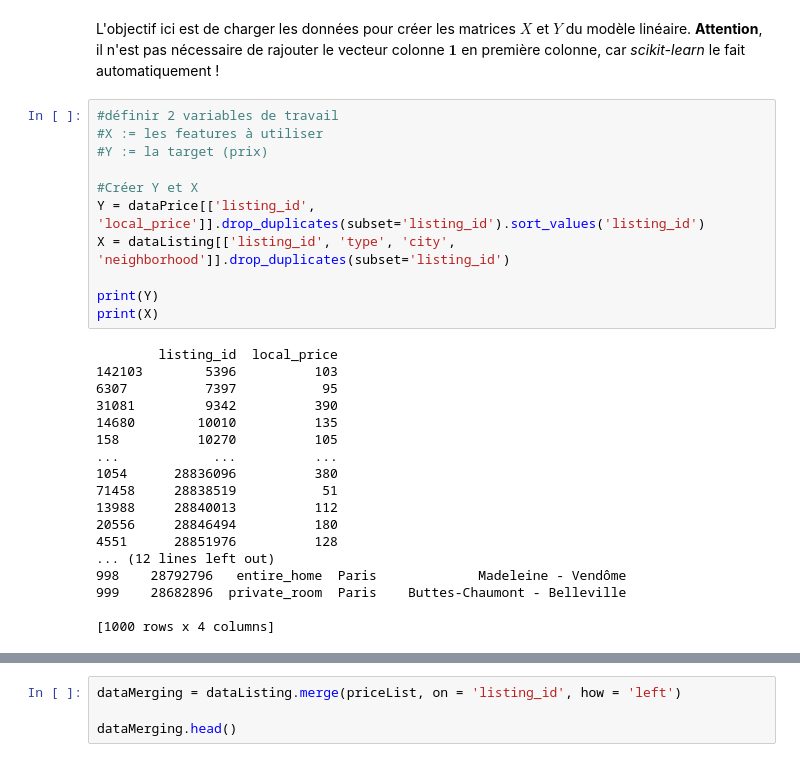
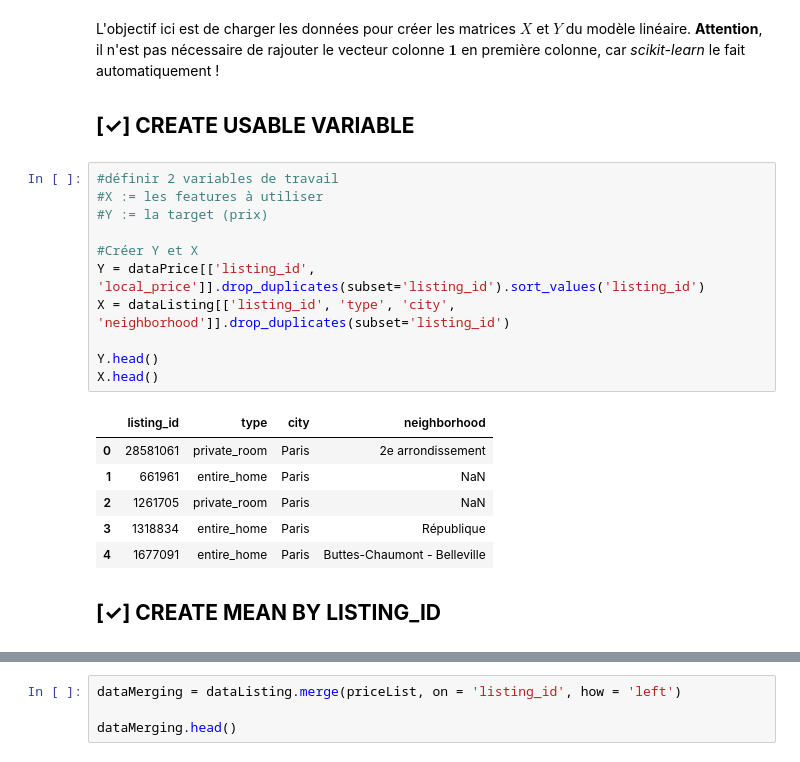
Before and after one commit to Hy-gon/Python_Hitema, a Jupyter notebook: MachineLearning/Modele_Lineaire_exo.ipynb, the cells around one changed output, grey strips where cells are left out. Saved outputs shown, nothing was run; the diff lists cells and outputs as text.

```diff
--- a/MachineLearning/Modele_Lineaire_exo.ipynb
+++ b/MachineLearning/Modele_Lineaire_exo.ipynb
@@ -187,35 +201,28 @@ dtype: bool
 ## Données d'entrée
 # %% [markdown]
 L'objectif ici est de charger les données pour créer les matrices $X$ et $Y$ du modèle linéaire. **Attention**, il n'est pas nécessaire de rajouter le vecteur colonne $\mathbf{1}$ en première colonne, car *scikit-learn* le fait automatiquement !
+# %% [markdown]
+<strong><p style="font-size: 150%"> [✓] CREATE USABLE VARIABLE
 # %%
 #définir 2 variables de travail
 #X := les features à utiliser
 #Y := la target (prix)
 
 #Créer Y et X
 Y = dataPrice[['listing_id', 'local_price']].drop_duplicates(subset='listing_id').sort_values('listing_id')
 X = dataListing[['listing_id', 'type', 'city', 'neighborhood']].drop_duplicates(subset='listing_id')
 
-print(Y)
-print(X)
+Y.head()
+X.head()
 # %% [output]
-        listing_id  local_price
-142103        5396          103
-6307          7397           95
-31081         9342          390
-14680        10010          135
-158          10270          105
-...            ...          ...
-1054      28836096          380
-71458     28838519           51
-13988     28840013          112
-20556     28846494          180
-4551      28851976          128
-... (12 lines left out)
-998    28792796   entire_home  Paris             Madeleine - Vendôme
-999    28682896  private_room  Paris    Buttes-Chaumont - Belleville
-
-[1000 rows x 4 columns]
+|  | listing_id | type | city | neighborhood |
+| 0 | 28581061 | private_room | Paris | 2e arrondissement |
+| 1 | 661961 | entire_home | Paris | NaN |
+| 2 | 1261705 | private_room | Paris | NaN |
+| 3 | 1318834 | entire_home | Paris | République |
+| 4 | 1677091 | entire_home | Paris | Buttes-Chaumont - Belleville |
+# %% [markdown]
+<strong><p style="font-size: 150%"> [✓] CREATE MEAN BY LISTING_ID
 # %%
 #construire l'ensemble de donnée prix
 #
```
Also changed, not shown: parts of 12 cells of this notebook.
